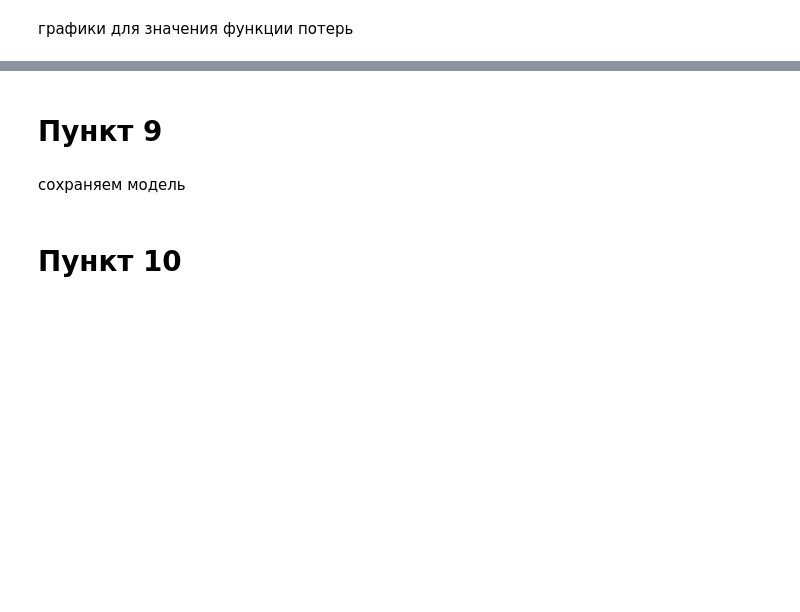
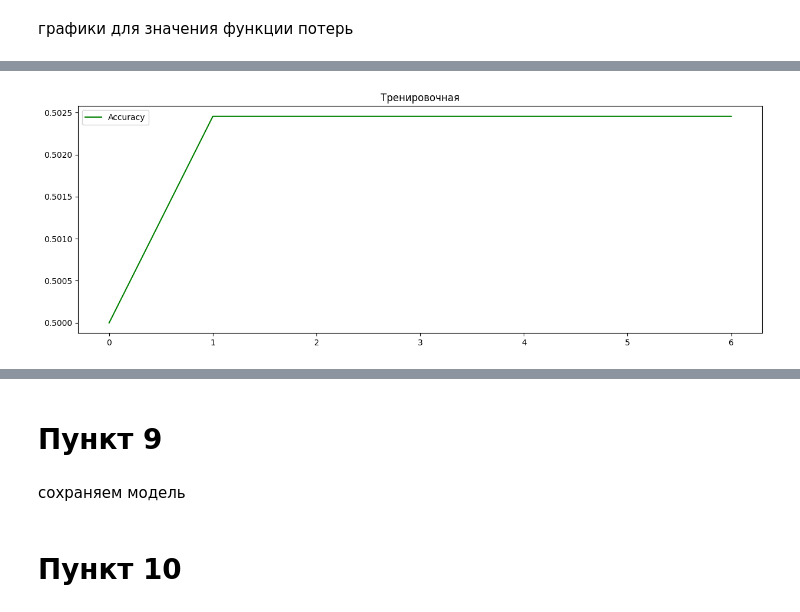
Before and after one commit to negniy/lab3_py, a Jupyter notebook: new.ipynb, the cells around one changed output, grey strips where cells are left out. Saved outputs shown, nothing was run; the diff lists cells and outputs as text; code cells hidden in the pictures; blank space fills up the shorter version.

```diff
--- a/new.ipynb
+++ b/new.ipynb
@@ -353,0 +401,82 @@ plt.legend(["Accuracy", "Loss"])
+# %%
+train_dataloader = DataLoader(train_dataset, batch_size=10, shuffle=True)
+test_dataloader = DataLoader(test_dataset, batch_size=10, shuffle=False)
+val_dataloader = DataLoader(val_dataset, batch_size=10, shuffle=False)
+model = CNN().to(device)
+optimizer = optim.Adam(params=model.parameters(), lr=0.1)
+criterion = nn.BCELoss()
+epochs = 7
+accuracy_values = []
+loss_values = []
+accuracy_val_values = []
+loss_val_values = []
+for epoch in range(epochs):
+    model.train()
+    epoch_loss = 0
+    epoch_accuracy = 0
+    epoch_val_accuracy = 0
+    epoch_val_loss = 0
+
+    for data, label in train_dataloader:
+
+        data = data.to(device)
+        label = label.to(device)
+
+        output = model(data)
+        loss = criterion(output, label.unsqueeze(dim=1).to(torch.float))
+
+        optimizer.zero_grad()
+        loss.backward()
+        optimizer.step()
+        acc = np.array(([1 if (1 if output[j][0].detach() >= 0.5 else 0) == int(
+            label[j]) else 0 for j in range(label.shape[0])])).mean()
+        epoch_accuracy += acc / len(train_dataloader)
+        epoch_loss += loss / len(train_dataloader)
+
+    accuracy_values.append(epoch_accuracy)
+    loss_values.append(epoch_loss)
+    print('Epoch : {}, train accuracy : {}, train loss : {}'.format(
+        epoch + 1, epoch_accuracy, epoch_loss))
+
+    model.eval()
+    for data, label in val_dataloader:
+        data = data.to(device)
+        label = label.to(device)
+
+        output = model(data)
+        loss_val = criterion(output, label.unsqueeze(dim=1).to(torch.float))
+        acc_val = np.array(([1 if (1 if output[j][0].detach() >= 0.5 else 0) == int(
+            label[j]) else 0 for j in range(label.shape[0])])).mean()
+        epoch_val_accuracy += acc_val / len(val_dataloader)
+        epoch_val_loss += loss_val / len(val_dataloader)
+
+    accuracy_val_values.append(epoch_val_accuracy)
+    loss_val_values.append(epoch_val_loss)
+
+    print('Epoch : {}, val accuracy : {}, val loss : {}'.format(
+        epoch + 1, epoch_val_accuracy, epoch_val_loss))
+
+plt.figure(1, figsize=(15, 5))
+plt.title(
+        'Тренировочная')
+plt.plot(range(len(accuracy_values)), accuracy_values, color="green")
+plt.legend(["Accuracy"])
+plt.show()
+plt.figure(1, figsize=(15, 5))
+plt.plot(range(len(loss_values)), [
+        float(value.detach()) for value in loss_values], color="blue")
+plt.legend(["Loss"])
+plt.show()
+
+plt.figure(1, figsize=(15, 5))
+plt.title(
+        'Валидационная')
+plt.plot(range(len(accuracy_values)), accuracy_values, color="green")
+plt.legend(["Accuracy"])
+plt.show()
+plt.figure(1, figsize=(15, 5))
+plt.plot(range(len(loss_values)), [
+        float(value.detach()) for value in loss_values], color="blue")
+plt.legend(["Loss"])
+plt.show()
+# %% [output]
@@ -353,0 +497 @@ plt.legend(["Accuracy", "Loss"])
+[figure, added]
```
Also changed, not shown: parts of 31 cells of this notebook, 3 other files.
